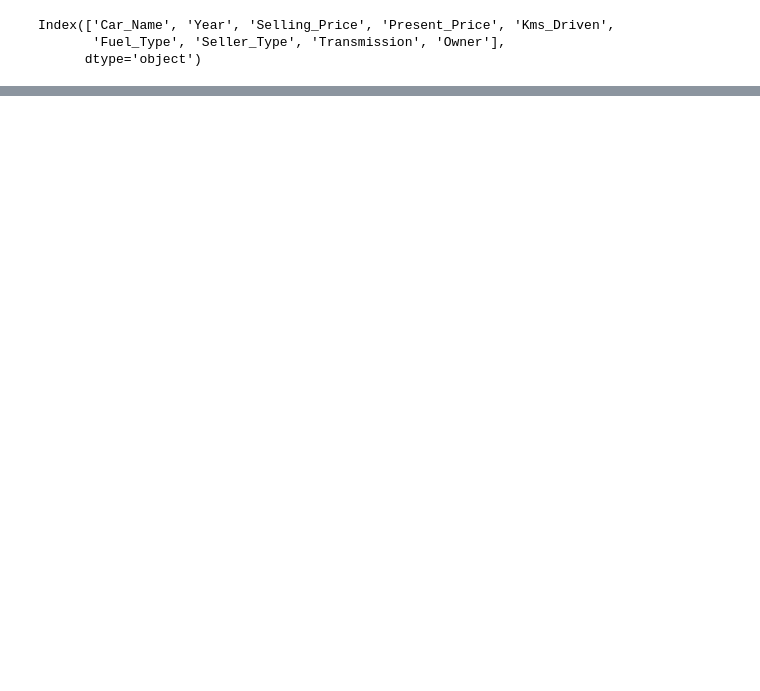
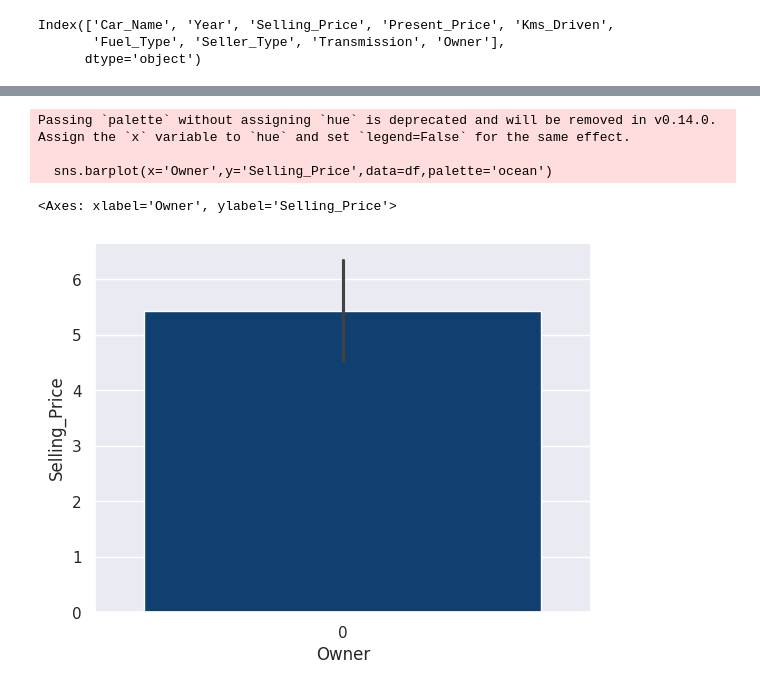
Before and after one commit to ankush-kp/ankush-k-p, a Jupyter notebook: Regression_carsdata.ipynb, the cells around one changed output, grey strips where cells are left out. Cells and saved outputs as stored; diff of their text form; code cells hidden in the pictures; blank space fills up the shorter version.

```diff
--- a/Regression_carsdata.ipynb
+++ b/Regression_carsdata.ipynb
@@ -153,0 +169,8 @@ Passing `palette` without assigning `hue` is deprecated and will be removed in v
+# %%
+sns.barplot(x='Owner',y='Selling_Price',data=df,palette='ocean')
+# %% [output]
+Passing `palette` without assigning `hue` is deprecated and will be removed in v0.14.0. Assign the `x` variable to `hue` and set `legend=False` for the same effect.
+
+  sns.barplot(x='Owner',y='Selling_Price',data=df,palette='ocean')
+<Axes: xlabel='Owner', ylabel='Selling_Price'>
+[figure, added]
```
Also changed, not shown: parts of 16 cells of this notebook.
